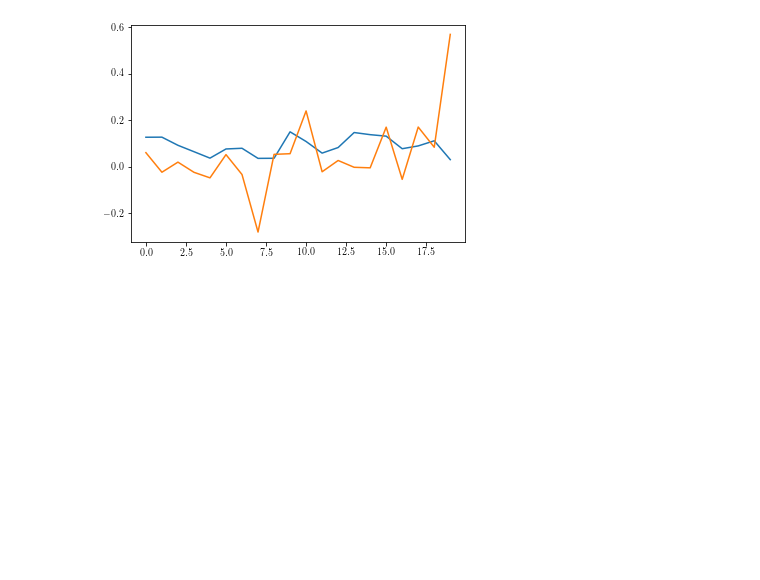
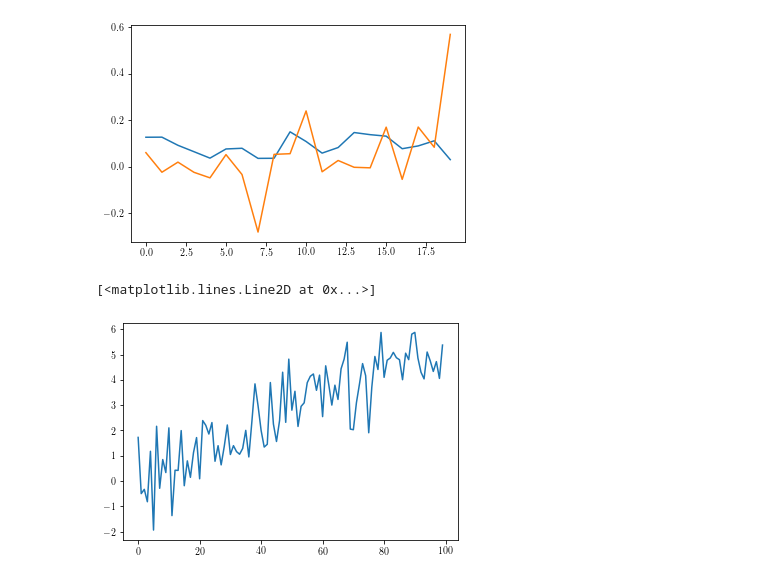
Before and after one commit to Bscout2011/bscout2011.github.io, a Jupyter notebook: notebooks/convex.ipynb, the cells around one changed output. Drawn from its saved outputs; the diff is of its cells as text; code cells hidden in the pictures; blank space fills up the shorter version.

```diff
--- a/notebooks/convex.ipynb
+++ b/notebooks/convex.ipynb
@@ -326,3 +326,31 @@ plt.plot(x.value)
 # %% [output]
 [<matplotlib.lines.Line2D at 0x...>]
 [figure]
+# %%
+import numpy as np
+
+np.random.seed(1)
+N = 100
+
+# create an increasing input signal
+xtrue = np.zeros(N)
+xtrue[0:40] = 0.1
+xtrue[49] = 2
+xtrue[69:80] = 0.15
+xtrue[79] = 1
+xtrue = np.cumsum(xtrue)
+
+# pass the increasing input through a moving-average filter
+# and add Gaussian noise
+h = np.array([1, -0.85, 0.7, -0.3])
+k = h.size
+yhat = np.convolve(h,xtrue)
+y = yhat[0:-3].reshape(N,1) + np.random.randn(N,1)
+
+xtrue = np.asmatrix(xtrue.reshape(N,1))
+y = np.asmatrix(y)
+# %%
+plt.plot(y)
+# %% [output]
+[<matplotlib.lines.Line2D at 0x...>]
+[figure, added]
```
Also changed, not shown: 30 other files.
